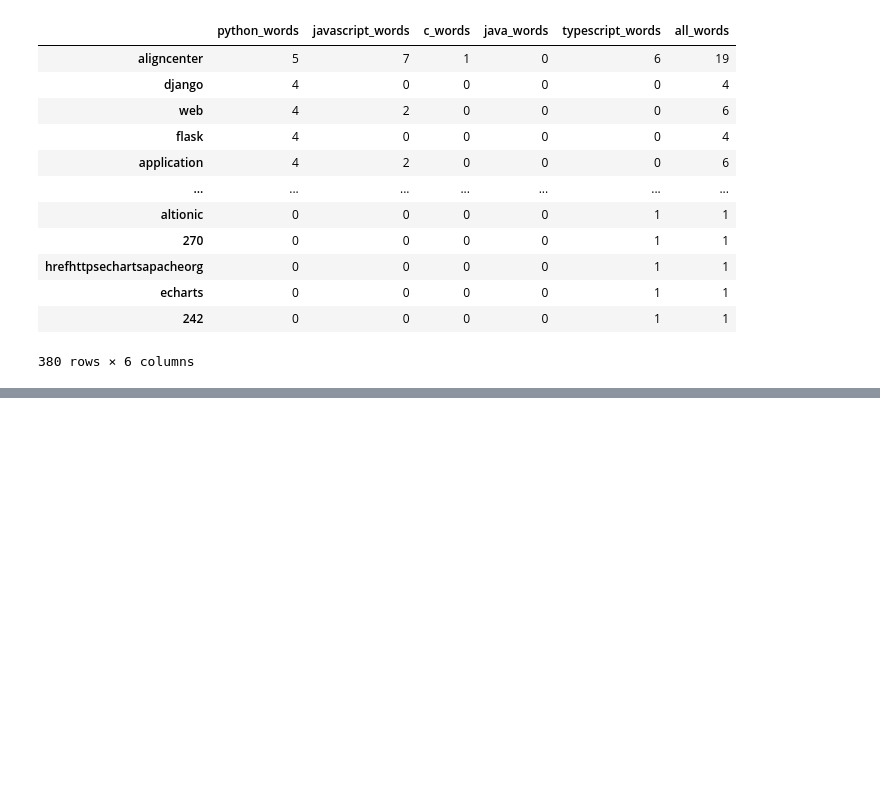
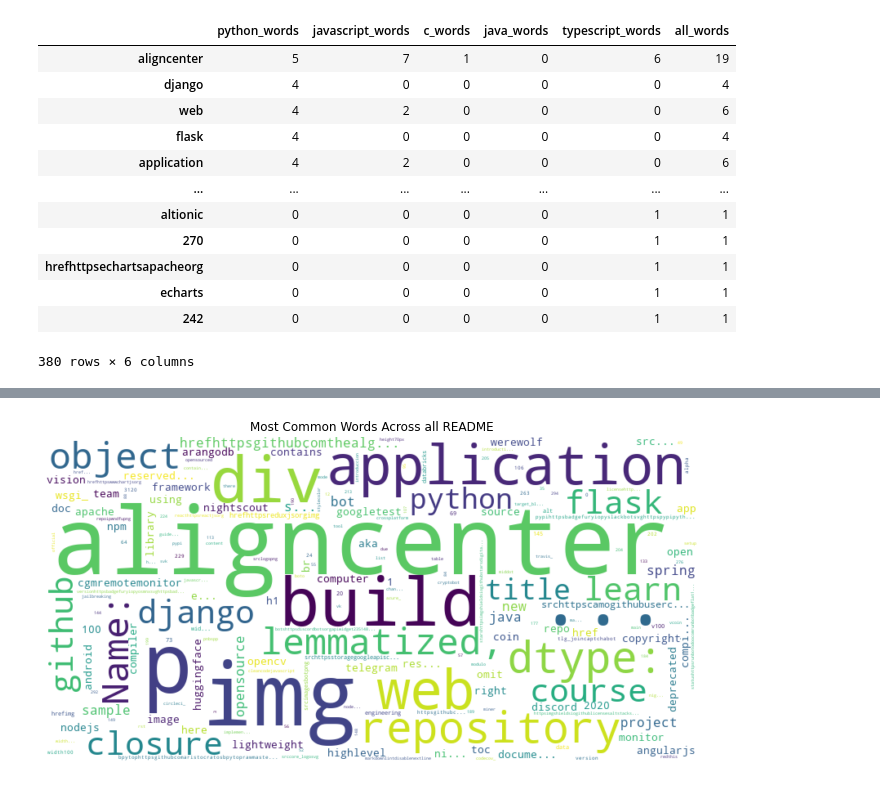
Before and after one commit to team2-nlp-project/team2-nlp-project, a Jupyter notebook: ella_exploration.ipynb, the cells around one changed output, grey strips where cells are left out. Drawn from its saved outputs; the diff is of its cells as text; code cells hidden in the pictures; blank space fills up the shorter version.

```diff
--- a/ella_exploration.ipynb
+++ b/ella_exploration.ipynb
@@ -382,0 +394,5 @@ wordcloud()
+# %%
+import visualization
+visualization.word_cloud(train)
+# %% [output]
+[figure, added]
```
Also changed, not shown: parts of 9 cells of this notebook, 2 other files.
